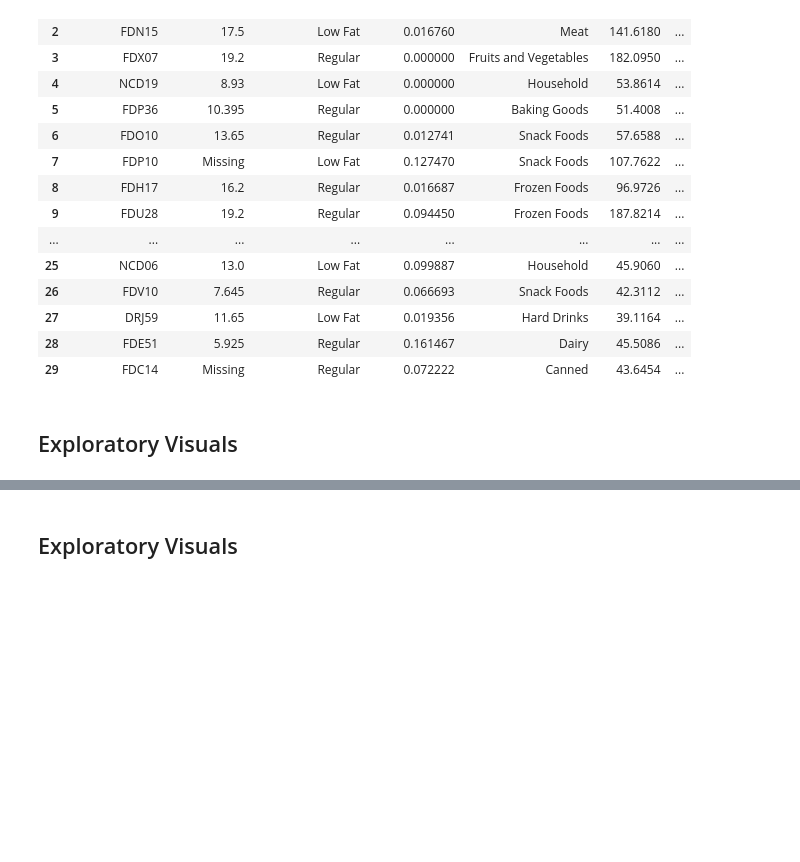
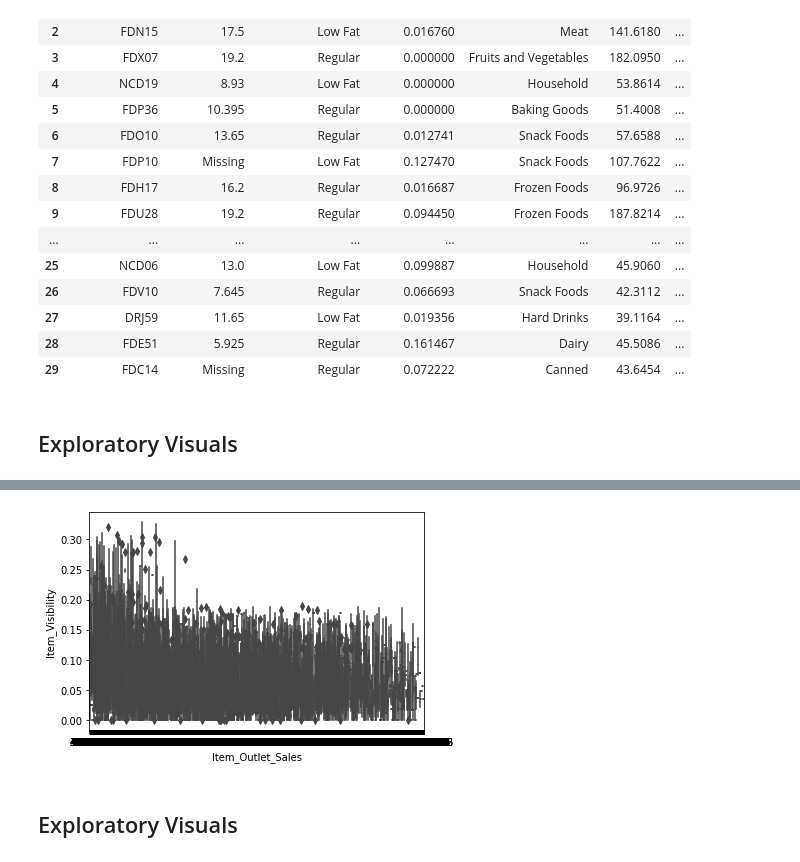
Before and after one commit to HeatherAnnFoster/Regression--Prediciton-of-Grocery-Sales, a Jupyter notebook: P_1_W2_Heather_Foster_Regression_Prediction_of_Grocery_Sales.ipynb, the cells around one changed output, grey strips where cells are left out. Cells and saved outputs as stored; diff of their text form; code cells hidden in the pictures; blank space fills up the shorter version.

```diff
--- a/P_1_W2_Heather_Foster_Regression_Prediction_of_Grocery_Sales.ipynb
+++ b/P_1_W2_Heather_Foster_Regression_Prediction_of_Grocery_Sales.ipynb
@@ -225,0 +261,4 @@ df.head(30)
+# %%
+ax = sns.boxplot(x = 'Item_Outlet_Sales', y = 'Item_Visibility', data = df)
+# %% [output]
+[figure, added]
```
Also changed, not shown: parts of 6 cells of this notebook.
